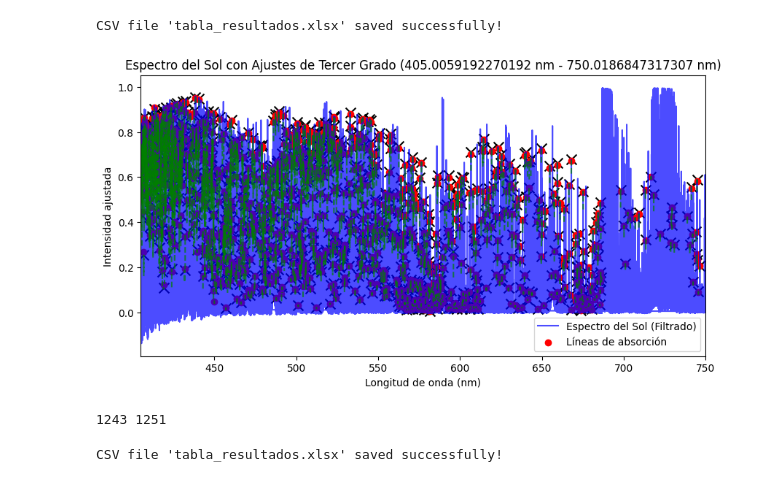
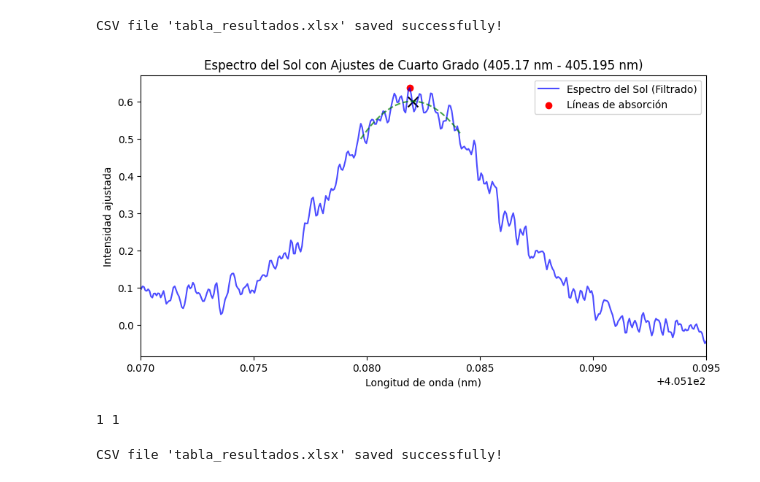
Before and after one commit to EstebanFuentesS/Proyecto-Teorico-202501, a Jupyter notebook: main.ipynb, the cells around one changed output. Saved outputs shown, nothing was run; the diff lists cells and outputs as text; code cells hidden in the pictures.

Commit message:
Update Lambdas Confundidos Resultado Iguales al Profesor

```diff
--- a/main.ipynb
+++ b/main.ipynb
@@ -165,8 +165,8 @@ Cantidad de lineas encontradas: 1251
 # %%
 maximo = max(df2["Wave"])
 minimo = min(df2["Wave"])
-lambda_min = minimo #600 #405.15
-lambda_max = maximo #601.1 #405.2
+lambda_min = 405.17 #600 #405.15
+lambda_max = 405.195 #601.1 #405.2
 
 df2_filtrado = df2[(df2["Wave"] >= lambda_min) & (df2["Wave"] <= lambda_max)]
 
@@ -186,5 +186,5 @@ plt.show()
 # %%
-limit_miliarmstrong = 25
+limit_miliarmstrong = 50
 limit_nm = limit_miliarmstrong * 10**(-4)
 # %%
 puntos_a_lados = 60
@@ -306,6 +306,9 @@ CSV file 'tabla_resultados.xlsx' saved successfully!
 # %%
 #Tabla Velocidad vs Flujo
 #Tabla con Valores Originales
+# %%
+limit_miliarmstrong = 22
+limit_nm = limit_miliarmstrong * 10**(-4)
 # %%
 puntos_a_lados = 60
 
@@ -314,7 +317,7 @@ plt.plot(df2_filtrado["Wave"], df2_filtrado["nFlux_ajustada"], label="Espectro d
 
 # Ajuste
 c = 0
-lambda_natural = []
+lambda_obs = []
 flux_lista = []
 
 for centro in valores_mas_cercanos_filtrados:
@@ -355,38 +358,40 @@ for centro in valores_mas_cercanos_filtrados:
     #raise KeyboardInterrupt
 
     if valid_critical_points:
         flux_criticos = poly.polyval(valid_critical_points, coefs)
 
         #Encontrar maximo
         max_idx = np.argmax(flux_criticos)
         max_wave = valid_critical_points[max_idx]
         max_flux = flux_criticos[max_idx]
 
-        lambda_natural.append(max_wave)
+        lambda_obs.append(max_wave)
         flux_lista.append(max_flux)
 
         plt.scatter(max_wave, max_flux, color="black", marker="x", s=100)
 
     #Evaluar el ajuste en los puntos de la curva
     wave_fit = np.linspace(wave_segment.min(), wave_segment.max(), 100)
     flux_fit = poly.polyval(wave_fit, coefs)
     plt.plot(wave_fit, flux_fit, linestyle="--", color="green", alpha=0.7)
     warnings.filterwarnings("ignore", category=UserWarning, module="numpy.polynomial.polynomial")
 
 plt.scatter(valores_mas_cercanos_filtrados,
             [df2.loc[df2["Wave"] == val, "nFlux_ajustada"].values[0] for val in valores_mas_cercanos_filtrados],
             color='red', label="Líneas de absorción")
 
 plt.xlabel("Longitud de onda (nm)")
 plt.ylabel("Intensidad ajustada")
 plt.legend()
-plt.title(f"Espectro del Sol con Ajustes de Tercer Grado ({lambda_min} nm - {lambda_max} nm)")
+plt.title(f"Espectro del Sol con Ajustes de Cuarto Grado ({lambda_min} nm - {lambda_max} nm)")
 plt.xlim(lambda_min, lambda_max)
 plt.show()
 # %% [output]
-[figure, old version]
+[figure, new version]
 # %%
-lambda_obs = valores_mas_cercanos_filtrados
+lambda_natural = valores_mas_cercanos_filtrados
+lambda_natural_original = lambda_array * 10**(-4)
+lambda_natural = lambda_natural_original[0:len(lambda_obs)]  #Comment this out to toggle code calculated or given natural lambda
 C = 299792458 #en metros por segundo
 
 print(len(lambda_natural), len(lambda_obs))
@@ -395,7 +400,7 @@ print(lambda_obs)
 print(flux_lista)'''
 
 def velocidad(ln, lo):
-    return round((((ln/lo) - 1) * C) - 633)
+    return round((((lo/ln) - 1) * C) - 633)
 
 lista_velocidades = []
 
@@ -405,5 +410,5 @@ for i in range(len(lambda_natural)):
 while len(lambda_obs) != len(lambda_natural):
     lambda_obs.pop(0)
 # %% [output]
-1243 1251
+1 1
 # %%
```
Also changed, not shown: parts of 4 cells of this notebook, 1 other file.
